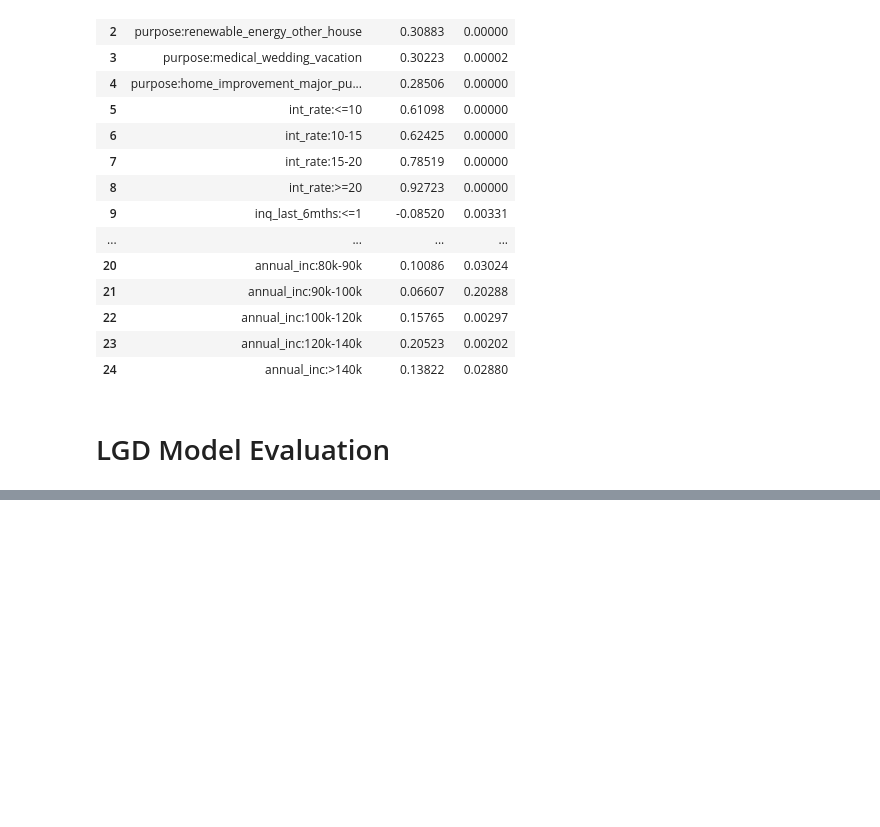
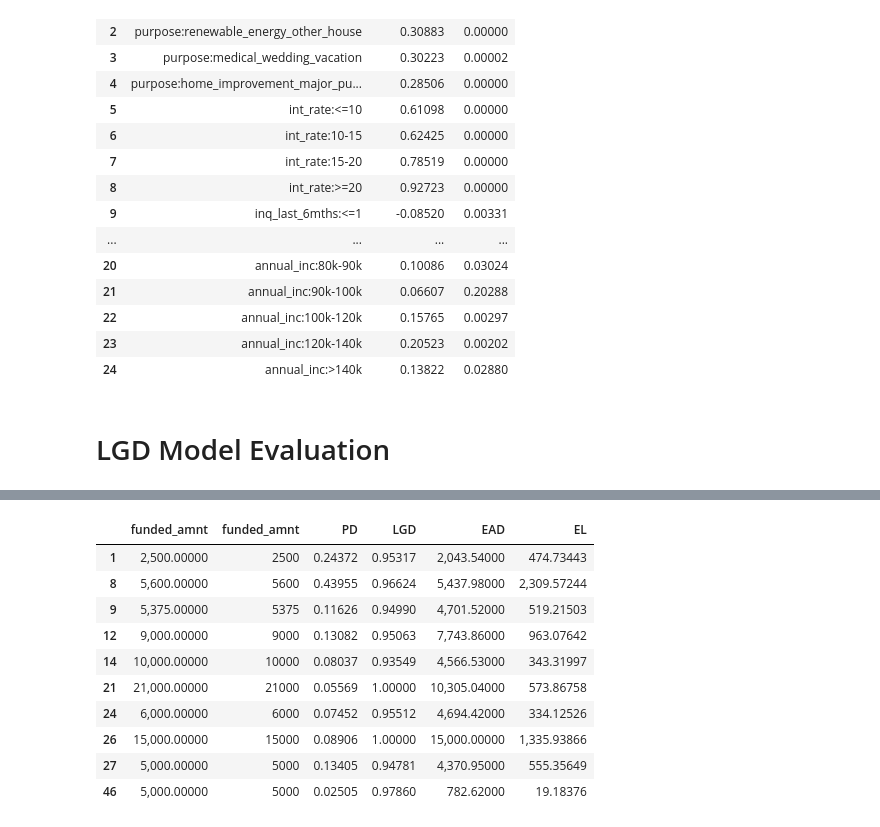
Before and after one commit to FluffyArc/CreditRisk, a Jupyter notebook: new_credit_risk.ipynb, the cells around one changed output, grey strips where cells are left out. Cells and saved outputs as stored; diff of their text form; code cells hidden in the pictures; blank space fills up the shorter version.

```diff
--- a/new_credit_risk.ipynb
+++ b/new_credit_risk.ipynb
@@ -1962,0 +2273,5 @@ X_test_lgd_1
+# %%
+frame = [X_train_pd, X_test_pd]
+data_pd = pd.concat(frame, axis=0)
+
+# data_pd = data_pd[selected_features]
@@ -1962,0 +2290,6 @@ X_test_lgd_1
+# %%
+# Retrieve only the probability of default (PD=0)
+data_pd['PD'] = reg.model.predict_proba(data_pd[selected_features])[: ][:,0]
+# %%
+frame = [loan_data_default, data_pd]
+data_new = pd.concat(frame, axis=1)
@@ -1962,0 +2304,16 @@ X_test_lgd_1
+# %%
+data_new['EL'] = data_new['PD'] * data_new['LGD'] * data_new['EAD']
+# %%
+data_new[['funded_amnt','PD','LGD','EAD','EL']].head(10)
+# %% [output]
+|  | funded_amnt | funded_amnt | PD | LGD | EAD | EL |
+| 1 | 2,500.00000 | 2500 | 0.24372 | 0.95317 | 2,043.54000 | 474.73443 |
+| 8 | 5,600.00000 | 5600 | 0.43955 | 0.96624 | 5,437.98000 | 2,309.57244 |
+| 9 | 5,375.00000 | 5375 | 0.11626 | 0.94990 | 4,701.52000 | 519.21503 |
+| 12 | 9,000.00000 | 9000 | 0.13082 | 0.95063 | 7,743.86000 | 963.07642 |
+| 14 | 10,000.00000 | 10000 | 0.08037 | 0.93549 | 4,566.53000 | 343.31997 |
+| 21 | 21,000.00000 | 21000 | 0.05569 | 1.00000 | 10,305.04000 | 573.86758 |
+| 24 | 6,000.00000 | 6000 | 0.07452 | 0.95512 | 4,694.42000 | 334.12526 |
+| 26 | 15,000.00000 | 15000 | 0.08906 | 1.00000 | 15,000.00000 | 1,335.93866 |
+| 27 | 5,000.00000 | 5000 | 0.13405 | 0.94781 | 4,370.95000 | 555.35649 |
+| 46 | 5,000.00000 | 5000 | 0.02505 | 0.97860 | 782.62000 | 19.18376 |
```
Also changed, not shown: parts of 45 cells of this notebook.
